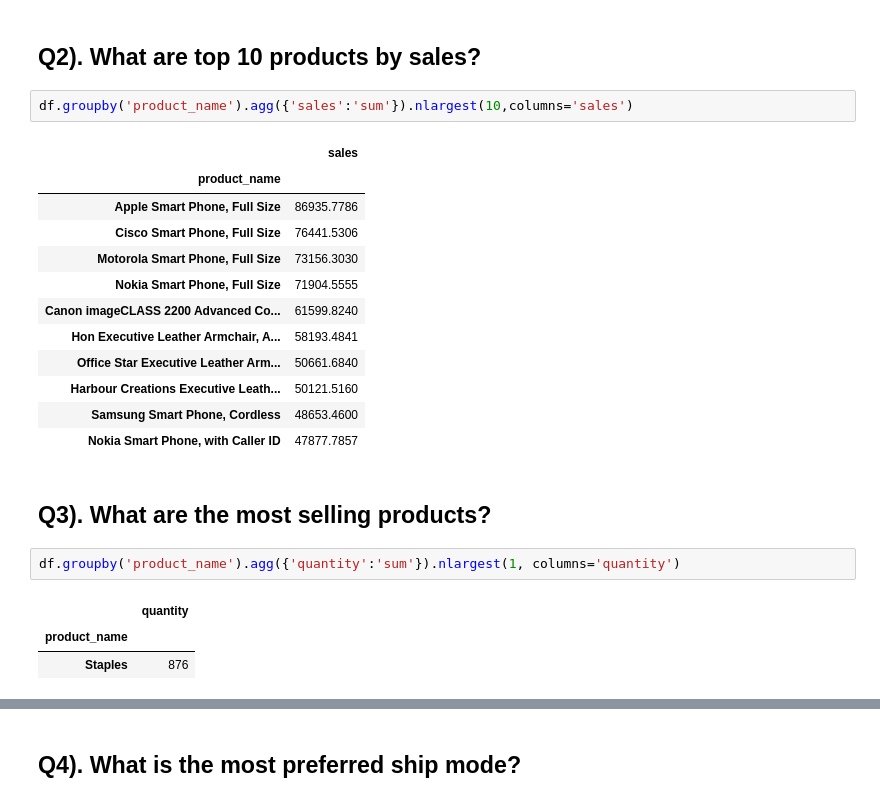
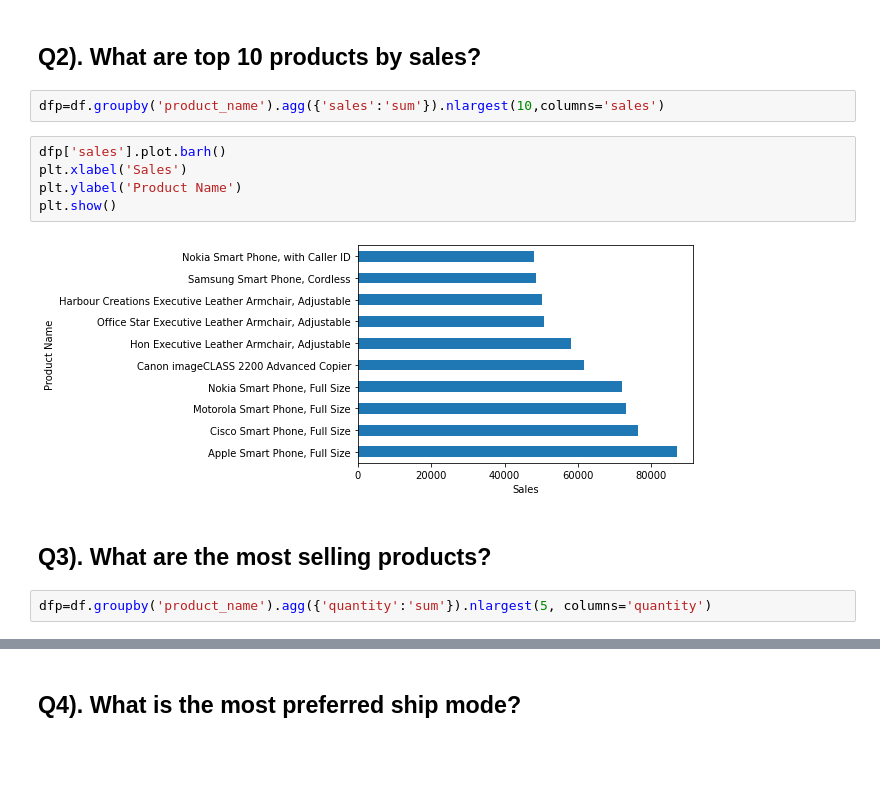
Before and after one commit to NarenderSinghRana/datasets, a Jupyter notebook: superstore_sales.ipynb, the cells around one changed output, grey strips where cells are left out. Cells and saved outputs as stored; diff of their text form; blank space fills up the shorter version.

```diff
--- a/superstore_sales.ipynb
+++ b/superstore_sales.ipynb
@@ -107,25 +108,15 @@ plt.show()
 # %% [markdown]
 ## Q2). What are top 10 products by sales?
 # %%
-df.groupby('product_name').agg({'sales':'sum'}).nlargest(10,columns='sales')
+dfp=df.groupby('product_name').agg({'sales':'sum'}).nlargest(10,columns='sales')
-# %% [output]
-|  | sales |
-| product_name |  |
-| Apple Smart Phone, Full Size | 86935.7786 |
-| Cisco Smart Phone, Full Size | 76441.5306 |
-| Motorola Smart Phone, Full Size | 73156.3030 |
-| Nokia Smart Phone, Full Size | 71904.5555 |
-| Canon imageCLASS 2200 Advanced Co... | 61599.8240 |
-| Hon Executive Leather Armchair, A... | 58193.4841 |
-| Office Star Executive Leather Arm... | 50661.6840 |
-| Harbour Creations Executive Leath... | 50121.5160 |
-| Samsung Smart Phone, Cordless | 48653.4600 |
-| Nokia Smart Phone, with Caller ID | 47877.7857 |
+# %%
+dfp['sales'].plot.barh()
+plt.xlabel('Sales')
+plt.ylabel('Product Name')
+plt.show()
+# %% [output]
+[figure, added]
 # %% [markdown]
 ## Q3). What are the most selling products?
 # %%
-df.groupby('product_name').agg({'quantity':'sum'}).nlargest(1, columns='quantity')
+dfp=df.groupby('product_name').agg({'quantity':'sum'}).nlargest(5, columns='quantity')
-# %% [output]
-|  | quantity |
-| product_name |  |
-| Staples | 876 |
```
Also changed, not shown: parts of 12 cells of this notebook.
